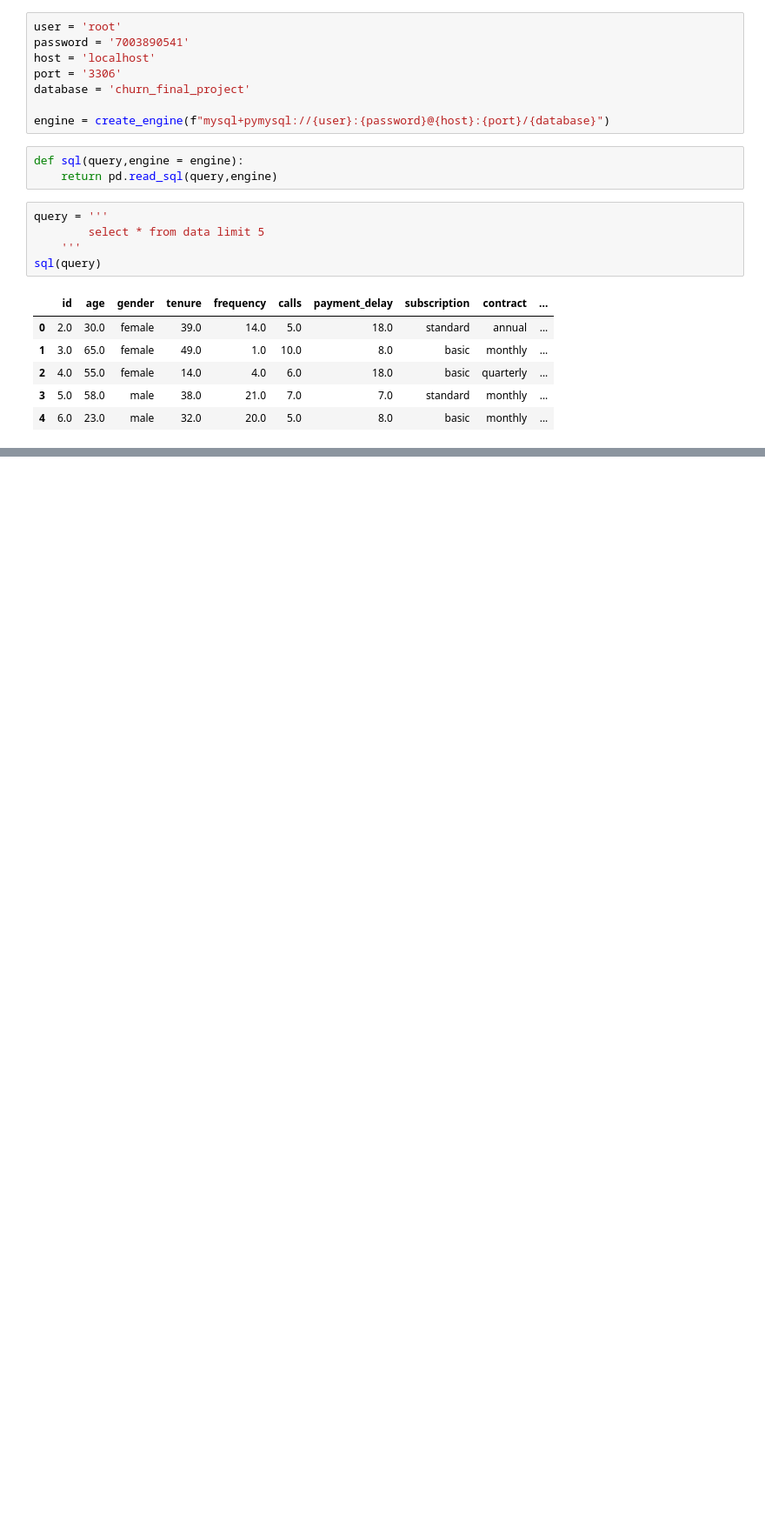
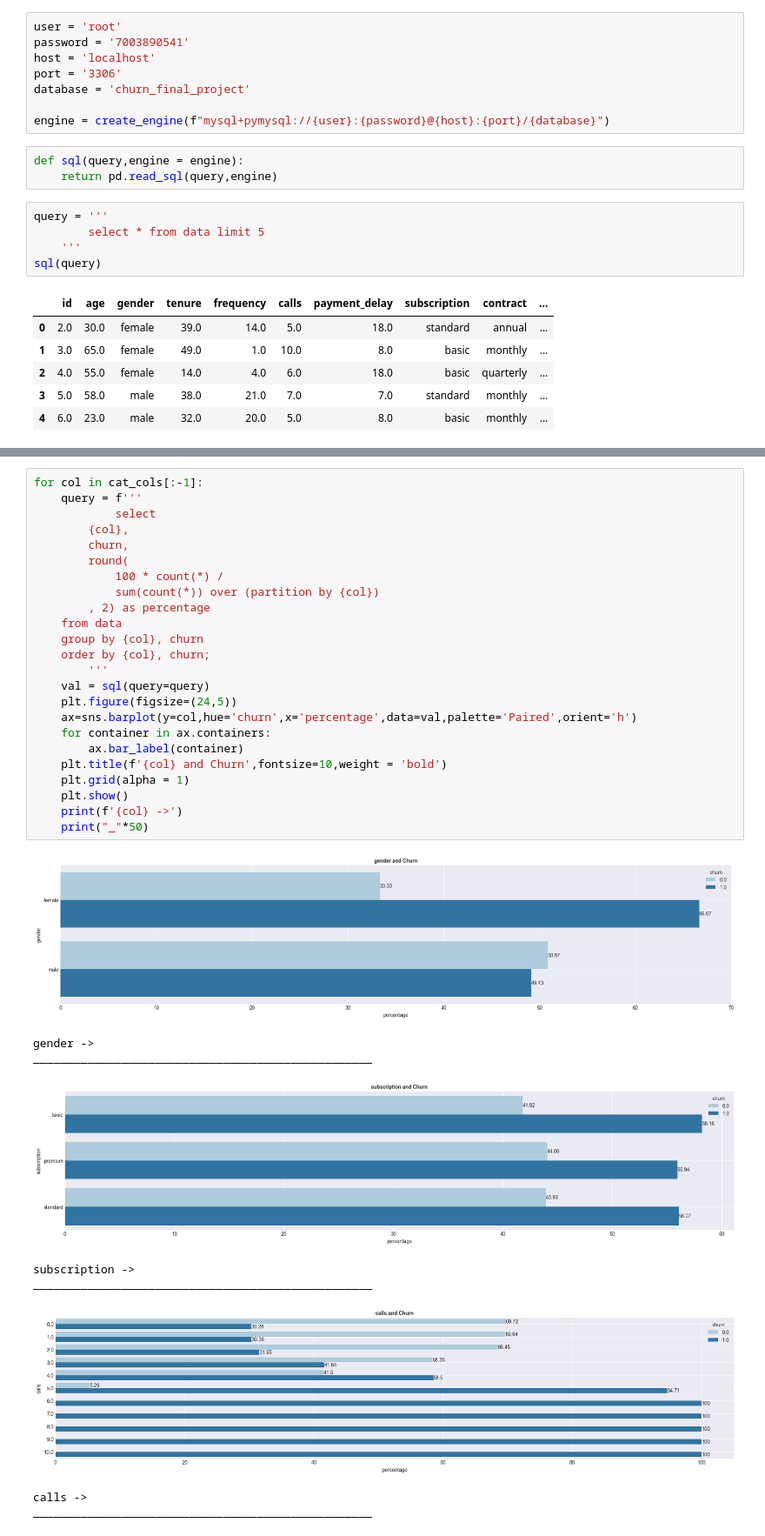
Before and after one commit to IamRaNo/Analytics-Project-Repository, a Jupyter notebook: customer_churn_factors/churn_data_analysation.ipynb, the cells around one changed output, grey strips where cells are left out. Shown at 87% size. Saved outputs shown, nothing was run; the diff lists cells and outputs as text; blank space fills up the shorter version.

```diff
--- a/customer_churn_factors/churn_data_analysation.ipynb
+++ b/customer_churn_factors/churn_data_analysation.ipynb
@@ -37,0 +127,34 @@ sql(query)
+# %%
+for col in cat_cols[:-1]:
+    query = f'''
+            select
+        {col},
+        churn,
+        round(
+            100 * count(*) /
+            sum(count(*)) over (partition by {col})
+        , 2) as percentage
+    from data
+    group by {col}, churn
+    order by {col}, churn;
+        '''
+    val = sql(query=query)
+    plt.figure(figsize=(24,5))
+    ax=sns.barplot(y=col,hue='churn',x='percentage',data=val,palette='Paired',orient='h')
+    for container in ax.containers:
+        ax.bar_label(container)
+    plt.title(f'{col} and Churn',fontsize=10,weight = 'bold')
+    plt.grid(alpha = 1)
+    plt.show()
+    print(f'{col} ->')
+    print("_"*50)
+# %% [output]
+[figure, added]
+gender ->
+__________________________________________________
+[figure, added]
+subscription ->
+__________________________________________________
+[figure, added]
+calls ->
+__________________________________________________
```
Also changed, not shown: parts of 15 cells of this notebook, 1 other file.
